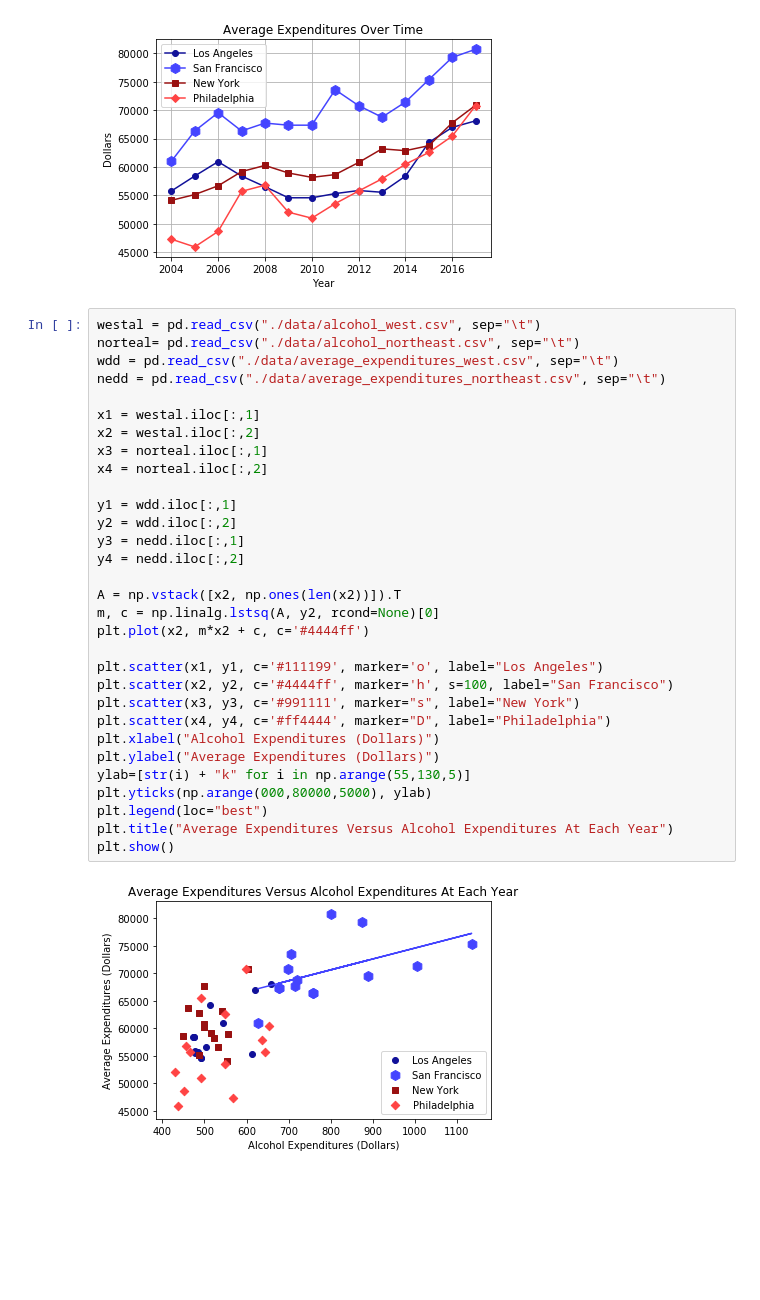
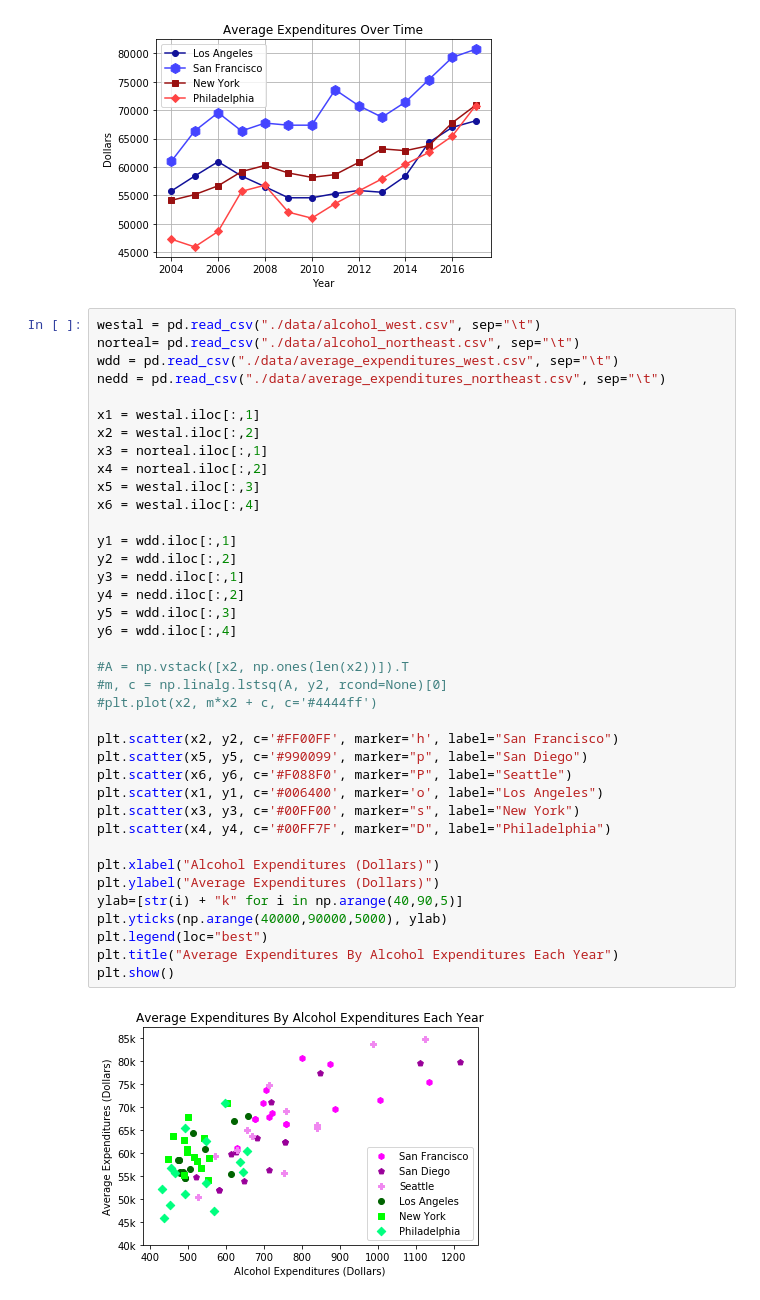
Before and after one commit to Dolphindalt/DataVis, a Jupyter notebook: DataVisHw1.ipynb, the cells around one changed output. Cells and saved outputs as stored; diff of their text form; blank space fills up the shorter version.

```diff
--- a/DataVisHw1.ipynb
+++ b/DataVisHw1.ipynb
@@ -232,36 +245,43 @@ plt.show()
 # %%
 westal = pd.read_csv("./data/alcohol_west.csv", sep="\t")
 norteal= pd.read_csv("./data/alcohol_northeast.csv", sep="\t")
 wdd = pd.read_csv("./data/average_expenditures_west.csv", sep="\t")
 nedd = pd.read_csv("./data/average_expenditures_northeast.csv", sep="\t")
 
 x1 = westal.iloc[:,1]
 x2 = westal.iloc[:,2]
 x3 = norteal.iloc[:,1]
 x4 = norteal.iloc[:,2]
+x5 = westal.iloc[:,3]
+x6 = westal.iloc[:,4]
 
 y1 = wdd.iloc[:,1]
 y2 = wdd.iloc[:,2]
 y3 = nedd.iloc[:,1]
 y4 = nedd.iloc[:,2]
+y5 = wdd.iloc[:,3]
+y6 = wdd.iloc[:,4]
 
-A = np.vstack([x2, np.ones(len(x2))]).T
-m, c = np.linalg.lstsq(A, y2, rcond=None)[0]
-plt.plot(x2, m*x2 + c, c='#4444ff')
+#A = np.vstack([x2, np.ones(len(x2))]).T
+#m, c = np.linalg.lstsq(A, y2, rcond=None)[0]
+#plt.plot(x2, m*x2 + c, c='#4444ff')
 
-plt.scatter(x1, y1, c='#111199', marker='o', label="Los Angeles")
-plt.scatter(x2, y2, c='#4444ff', marker='h', s=100, label="San Francisco")
-plt.scatter(x3, y3, c='#991111', marker="s", label="New York")
-plt.scatter(x4, y4, c='#ff4444', marker="D", label="Philadelphia")
+plt.scatter(x2, y2, c='#FF00FF', marker='h', label="San Francisco")
+plt.scatter(x5, y5, c='#990099', marker="p", label="San Diego")
+plt.scatter(x6, y6, c='#F088F0', marker="P", label="Seattle")
+plt.scatter(x1, y1, c='#006400', marker='o', label="Los Angeles")
+plt.scatter(x3, y3, c='#00FF00', marker="s", label="New York")
+plt.scatter(x4, y4, c='#00FF7F', marker="D", label="Philadelphia")
+
 plt.xlabel("Alcohol Expenditures (Dollars)")
 plt.ylabel("Average Expenditures (Dollars)")
-ylab=[str(i) + "k" for i in np.arange(55,130,5)]
-plt.yticks(np.arange(000,80000,5000), ylab)
+ylab=[str(i) + "k" for i in np.arange(40,90,5)]
+plt.yticks(np.arange(40000,90000,5000), ylab)
 plt.legend(loc="best")
-plt.title("Average Expenditures Versus Alcohol Expenditures At Each Year")
+plt.title("Average Expenditures By Alcohol Expenditures Each Year")
 plt.show()
 # %% [output]
-[figure, old version]
+[figure, new version]
 # %%
 westal = pd.read_csv("./data/food_west1.csv", sep="\t")
 norteal= pd.read_csv("./data/food_northeast1.csv", sep="\t")
```
Also changed, not shown: parts of 6 cells of this notebook.
